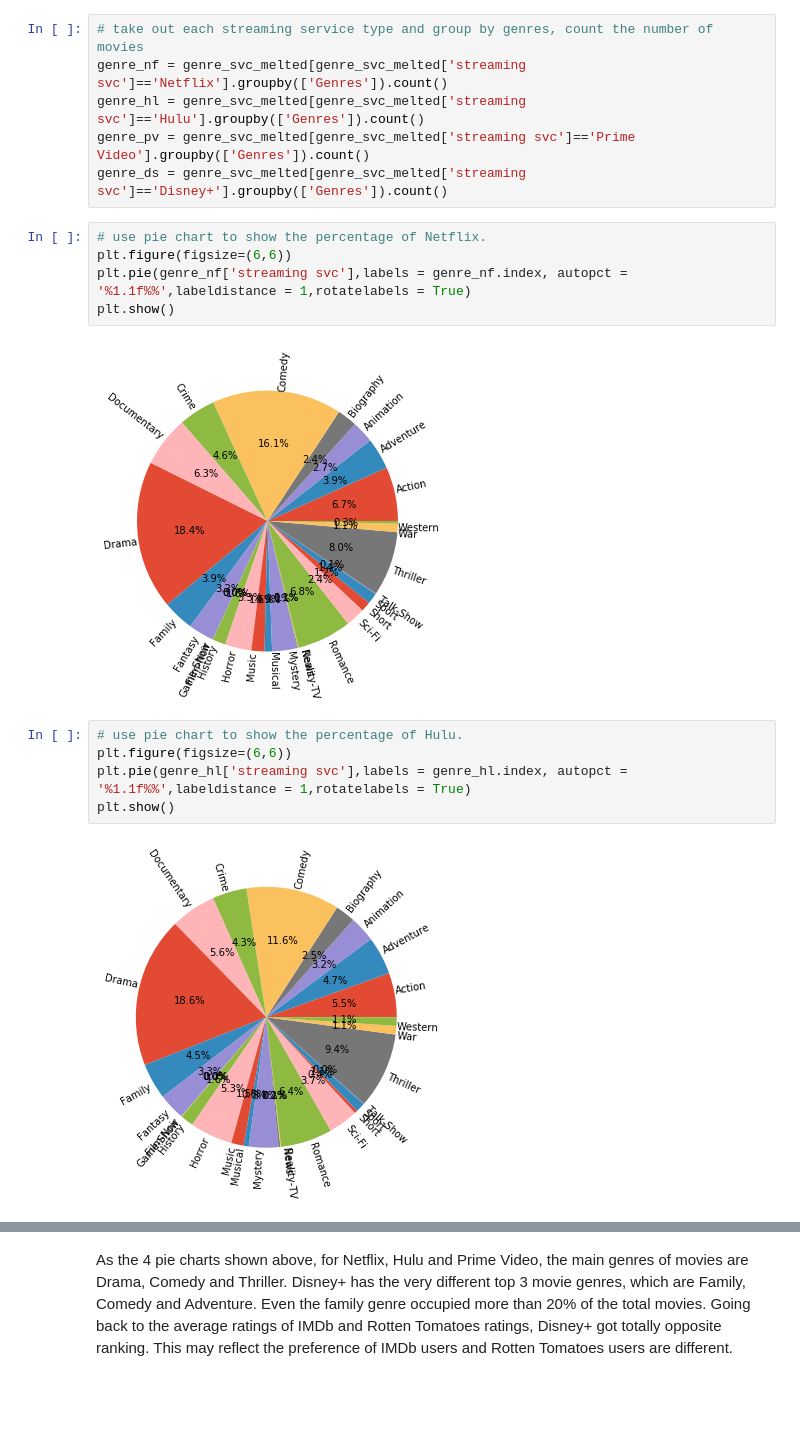
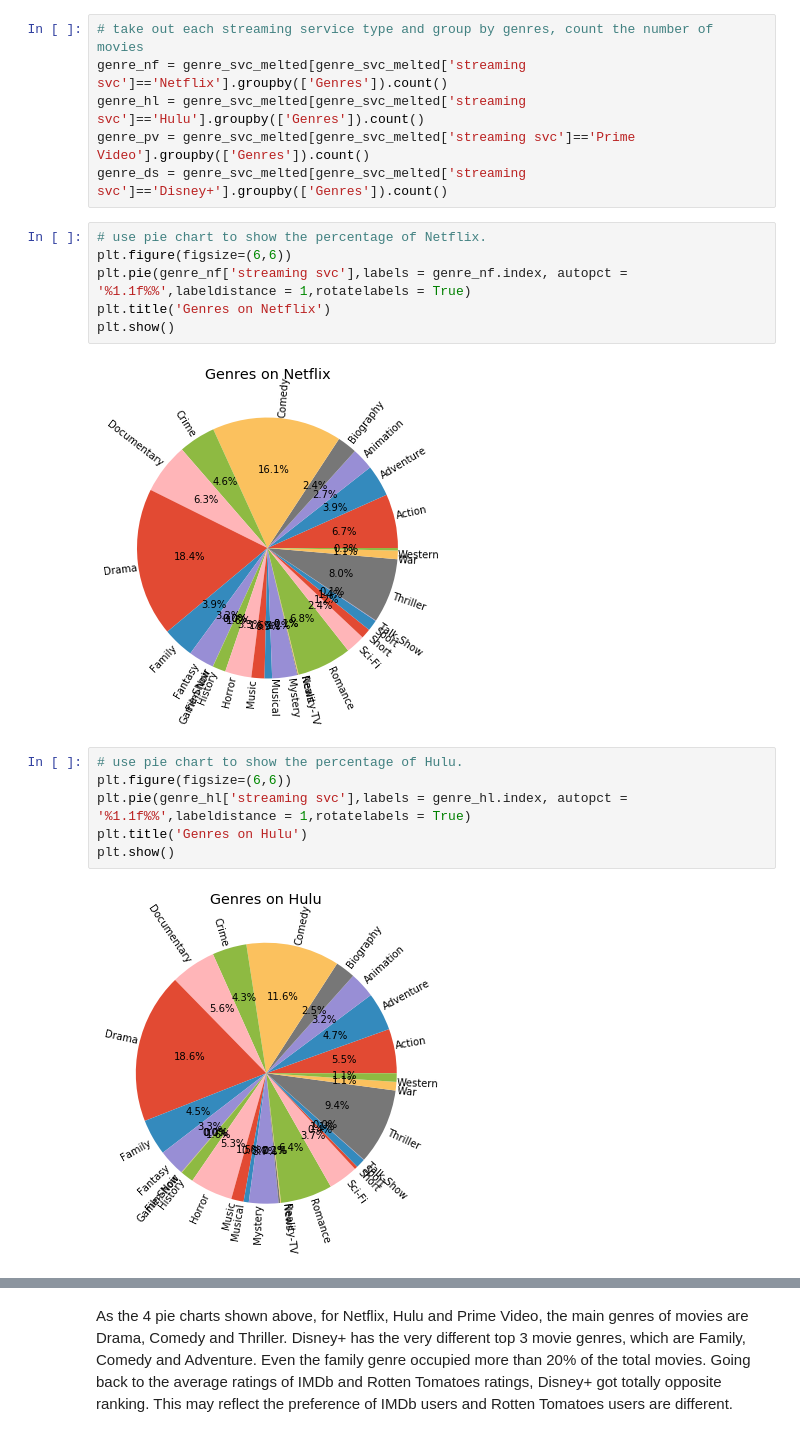
Before and after one commit to chenkecoco1/AIM-5001, a Jupyter notebook: K_CHEN_FinalProject.ipynb, the cells around one changed output, grey strips where cells are left out. Saved outputs shown, nothing was run; the diff lists cells and outputs as text; blank space fills up the shorter version.

```diff
--- a/K_CHEN_FinalProject.ipynb
+++ b/K_CHEN_FinalProject.ipynb
@@ -456,16 +456,18 @@ genre_ds = genre_svc_melted[genre_svc_melted['streaming svc']=='Disney+'].groupb
 # use pie chart to show the percentage of Netflix.
 plt.figure(figsize=(6,6))
 plt.pie(genre_nf['streaming svc'],labels = genre_nf.index, autopct = '%1.1f%%',labeldistance = 1,rotatelabels = True)
+plt.title('Genres on Netflix')
 plt.show()
 # %% [output]
-[figure, old version]
+[figure, new version]
 # %%
 # use pie chart to show the percentage of Hulu.
 plt.figure(figsize=(6,6))
 plt.pie(genre_hl['streaming svc'],labels = genre_hl.index, autopct = '%1.1f%%',labeldistance = 1,rotatelabels = True)
+plt.title('Genres on Hulu')
 plt.show()
 # %% [output]
-[figure, old version]
+[figure, new version]
 # %%
 # use pie chart to show the percentage of Prime Video.
 plt.figure(figsize=(6,6))
```
Also changed, not shown: parts of 6 cells of this notebook.
